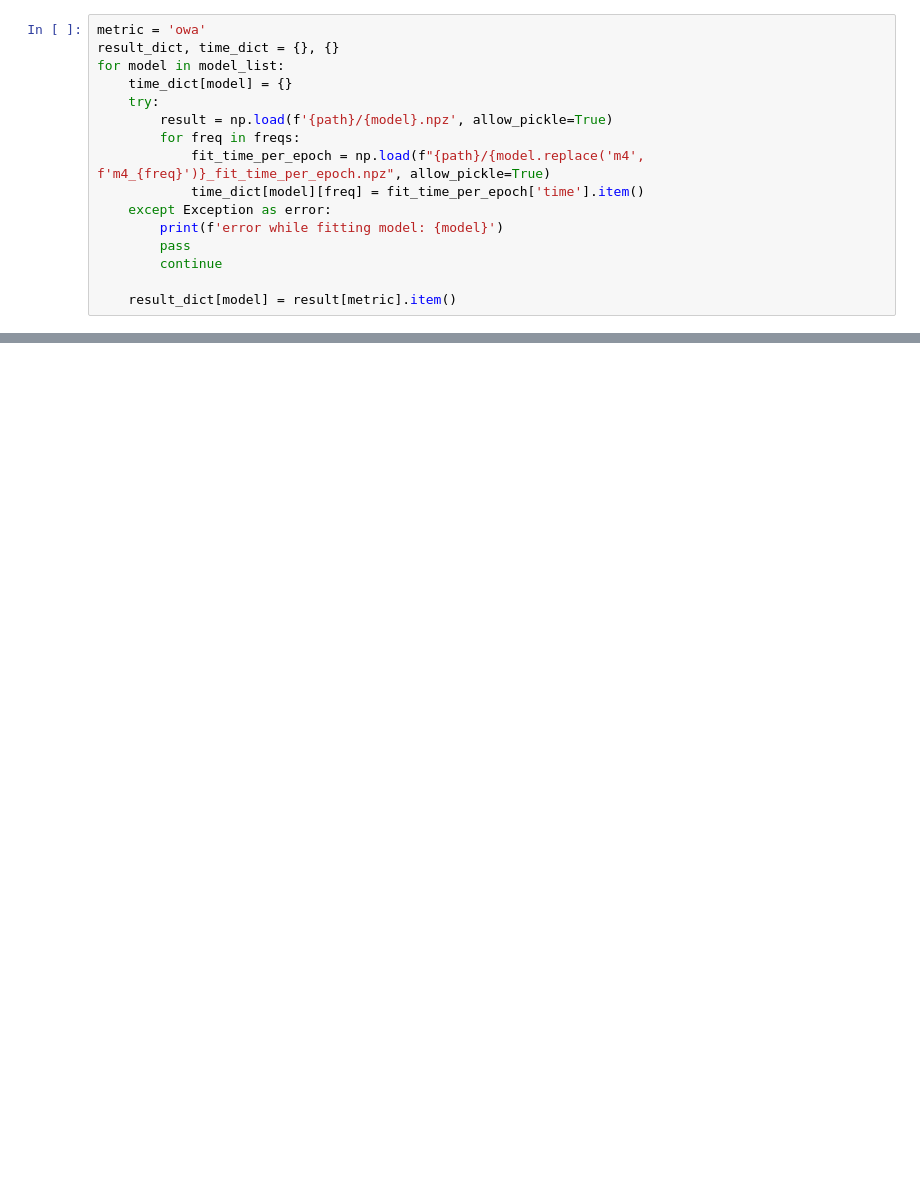
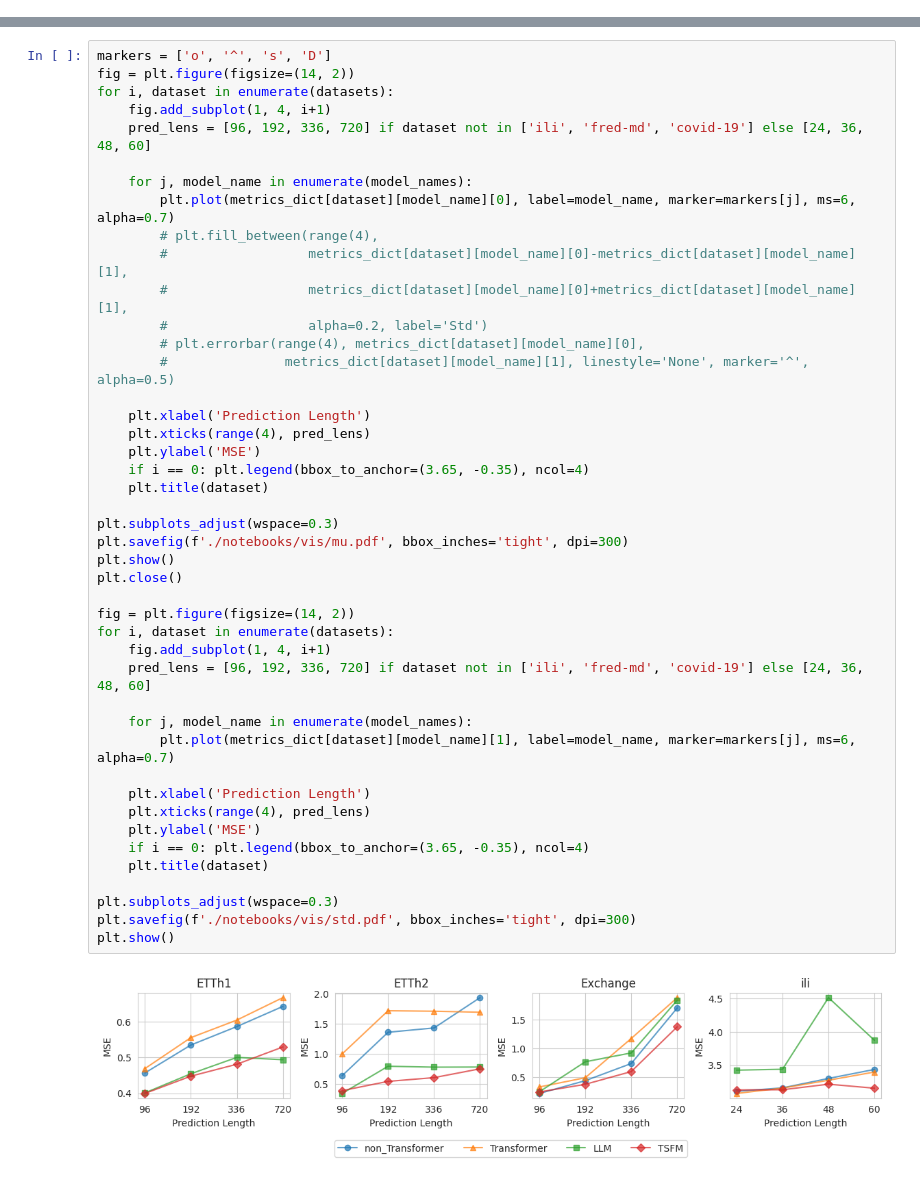
Before and after one commit to SUFE-AILAB/TSGym, a Jupyter notebook: notebooks/result_analysis_gym.ipynb, the cells around one changed output, grey strips where cells are left out. Cells and saved outputs as stored; diff of their text form; blank space fills up the shorter version.

```diff
--- a/notebooks/result_analysis_gym.ipynb
+++ b/notebooks/result_analysis_gym.ipynb
@@ -21,16 +10,0 @@ print(model_list)
-# %%
-metric = 'owa'
-result_dict, time_dict = {}, {}
-for model in model_list:
-    time_dict[model] = {}
-    try:
-        result = np.load(f'{path}/{model}.npz', allow_pickle=True)
-        for freq in freqs:
-            fit_time_per_epoch = np.load(f"{path}/{model.replace('m4', f'm4_{freq}')}_fit_time_per_epoch.npz", allow_pickle=True)
-            time_dict[model][freq] = fit_time_per_epoch['time'].item()
-    except Exception as error:
-        print(f'error while fitting model: {model}')
-        pass
-        continue
-
-    result_dict[model] = result[metric].item()
@@ -62,0 +68,46 @@ print(df_result.sort_values(by='Average').to_markdown())
+# %%
+markers = ['o', '^', 's', 'D']
+fig = plt.figure(figsize=(14, 2))
+for i, dataset in enumerate(datasets):
+    fig.add_subplot(1, 4, i+1)
+    pred_lens = [96, 192, 336, 720] if dataset not in ['ili', 'fred-md', 'covid-19'] else [24, 36, 48, 60]
+
+    for j, model_name in enumerate(model_names):
+        plt.plot(metrics_dict[dataset][model_name][0], label=model_name, marker=markers[j], ms=6, alpha=0.7)
+        # plt.fill_between(range(4),
+        #                  metrics_dict[dataset][model_name][0]-metrics_dict[dataset][model_name][1],
+        #                  metrics_dict[dataset][model_name][0]+metrics_dict[dataset][model_name][1],
+        #                  alpha=0.2, label='Std')
+        # plt.errorbar(range(4), metrics_dict[dataset][model_name][0],
+        #               metrics_dict[dataset][model_name][1], linestyle='None', marker='^', alpha=0.5)
+
+    plt.xlabel('Prediction Length')
+    plt.xticks(range(4), pred_lens)
+    plt.ylabel('MSE')
+    if i == 0: plt.legend(bbox_to_anchor=(3.65, -0.35), ncol=4)
+    plt.title(dataset)
+
+plt.subplots_adjust(wspace=0.3)
+plt.savefig(f'./notebooks/vis/mu.pdf', bbox_inches='tight', dpi=300)
+plt.show()
+plt.close()
+
+fig = plt.figure(figsize=(14, 2))
+for i, dataset in enumerate(datasets):
+    fig.add_subplot(1, 4, i+1)
+    pred_lens = [96, 192, 336, 720] if dataset not in ['ili', 'fred-md', 'covid-19'] else [24, 36, 48, 60]
+
+    for j, model_name in enumerate(model_names):
+        plt.plot(metrics_dict[dataset][model_name][1], label=model_name, marker=markers[j], ms=6, alpha=0.7)
+
+    plt.xlabel('Prediction Length')
+    plt.xticks(range(4), pred_lens)
+    plt.ylabel('MSE')
+    if i == 0: plt.legend(bbox_to_anchor=(3.65, -0.35), ncol=4)
+    plt.title(dataset)
+
+plt.subplots_adjust(wspace=0.3)
+plt.savefig(f'./notebooks/vis/std.pdf', bbox_inches='tight', dpi=300)
+plt.show()
+# %% [output]
+[figure, added]
```
Also changed, not shown: parts of 10 cells of this notebook, 39 other files.
